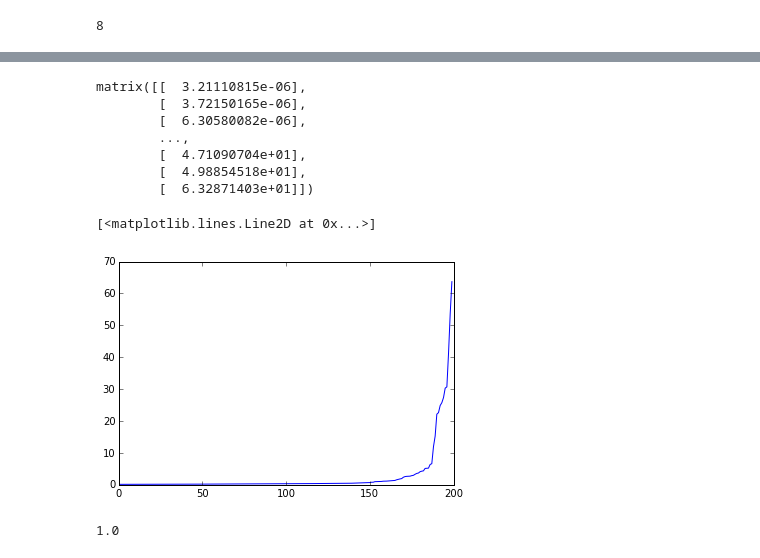
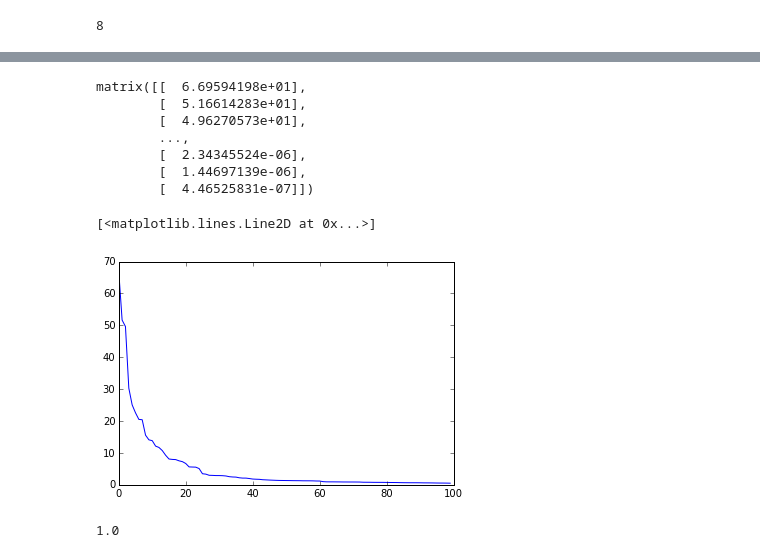
Before and after one commit to tjyacoub/Aging, a Jupyter notebook: notebooks/DIONESUS.12.15.15.ipynb, the cells around one changed output, grey strips where cells are left out. Drawn from its saved outputs; the diff is of its cells as text; code cells hidden in the pictures.

```diff
--- a/notebooks/DIONESUS.12.15.15.ipynb
+++ b/notebooks/DIONESUS.12.15.15.ipynb
@@ -305,22 +347,22 @@ list_vip_genes(vips)
 11962 mt-Cytb [[ 51.66142831]]
 12692 Gm23935 [[ 14.10414617]]
 # %%
-vips = np.sort(vips, axis=0)
+vips = np.sort(vips, axis=0)[::-1]
 # %%
 vips
 # %% [output]
-matrix([[  3.21110815e-06],
-        [  3.72150165e-06],
-        [  6.30580082e-06],
+matrix([[  6.69594198e+01],
+        [  5.16614283e+01],
+        [  4.96270573e+01],
         ...,
-        [  4.71090704e+01],
-        [  4.98854518e+01],
-        [  6.32871403e+01]])
+        [  2.34345524e-06],
+        [  1.44697139e-06],
+        [  4.46525831e-07]])
 # %%
-plt.plot(vips[-200:])
+plt.plot(vips[:100])
 # %% [output]
 [<matplotlib.lines.Line2D at 0x...>]
-[figure, old version]
+[figure, new version]
 # %%
 def calc_Q2(x_matrix, target_y, n_pcs):
     n_mice = len(x_matrix)
```
Also changed, not shown: parts of 18 cells of this notebook, 1 other file.
